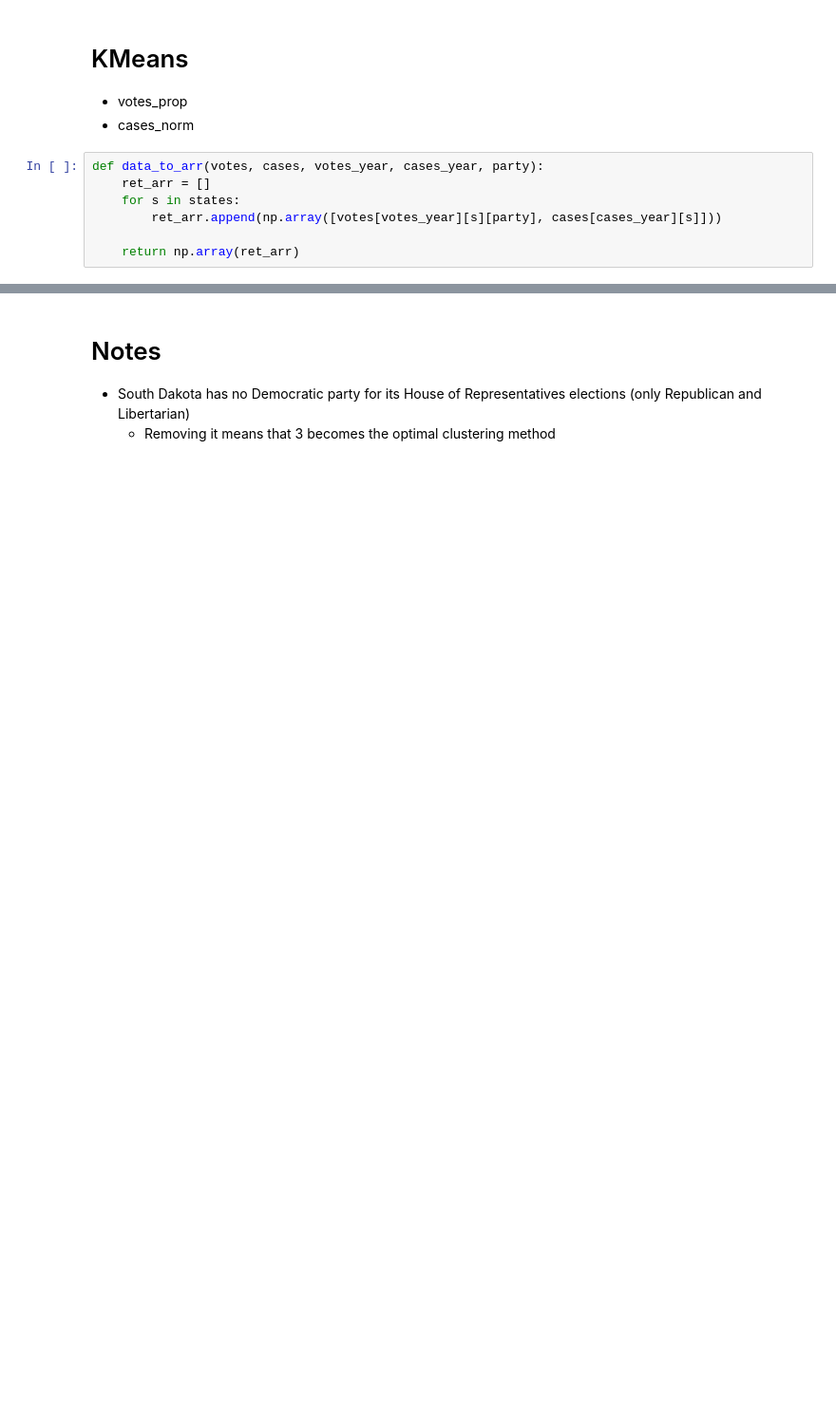
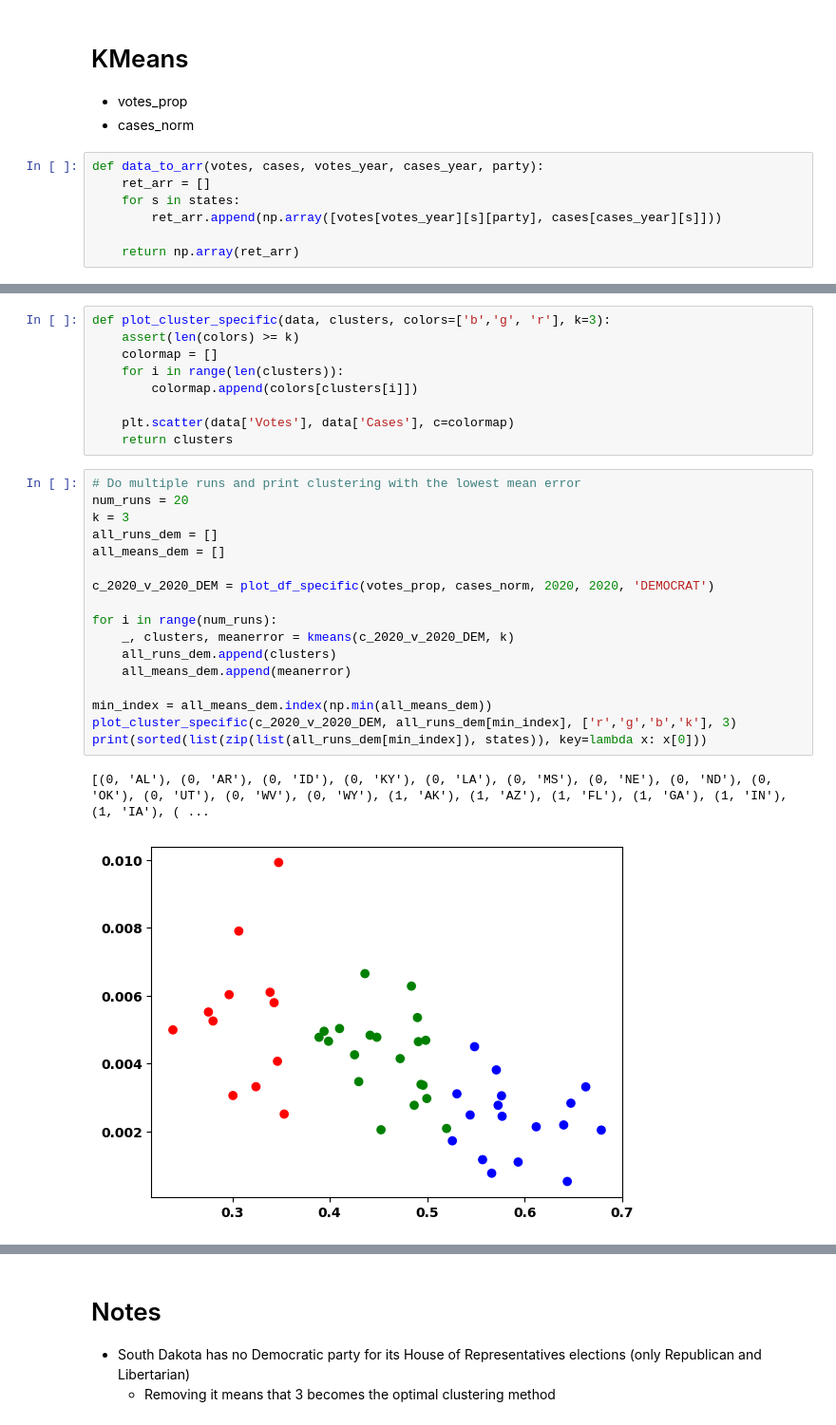
Before and after one commit to IanSinColorado/PoliticsAndCovid, a Jupyter notebook: dataCompression.ipynb, the cells around one changed output, grey strips where cells are left out. Shown: that part at 95% size. Cells and saved outputs as stored; diff of their text form; blank space fills up the shorter version.

```diff
--- a/dataCompression.ipynb
+++ b/dataCompression.ipynb
@@ -462 +554,30 @@ def data_to_arr(votes, cases, votes_year, cases_year, party):
+# %%
+def plot_cluster_specific(data, clusters, colors=['b','g', 'r'], k=3):
+    assert(len(colors) >= k)
+    colormap = []
+    for i in range(len(clusters)):
+        colormap.append(colors[clusters[i]])
+
+    plt.scatter(data['Votes'], data['Cases'], c=colormap)
+    return clusters
+# %%
+# Do multiple runs and print clustering with the lowest mean error
+num_runs = 20
+k = 3
+all_runs_dem = []
+all_means_dem = []
+
+c_2020_v_2020_DEM = plot_df_specific(votes_prop, cases_norm, 2020, 2020, 'DEMOCRAT')
+
+for i in range(num_runs):
+    _, clusters, meanerror = kmeans(c_2020_v_2020_DEM, k)
+    all_runs_dem.append(clusters)
+    all_means_dem.append(meanerror)
+
+min_index = all_means_dem.index(np.min(all_means_dem))
+plot_cluster_specific(c_2020_v_2020_DEM, all_runs_dem[min_index], ['r','g','b','k'], 3)
+print(sorted(list(zip(list(all_runs_dem[min_index]), states)), key=lambda x: x[0]))
+# %% [output]
+[(0, 'AL'), (0, 'AR'), (0, 'ID'), (0, 'KY'), (0, 'LA'), (0, 'MS'), (0, 'NE'), (0, 'ND'), (0, 'OK'), (0, 'UT'), (0, 'WV'), (0, 'WY'), (1, 'AK'), (1, 'AZ'), (1, 'FL'), (1, 'GA'), (1, 'IN'), (1, 'IA'), ( ...
+[figure, added]
 # %%
```
Also changed, not shown: parts of 17 cells of this notebook.
